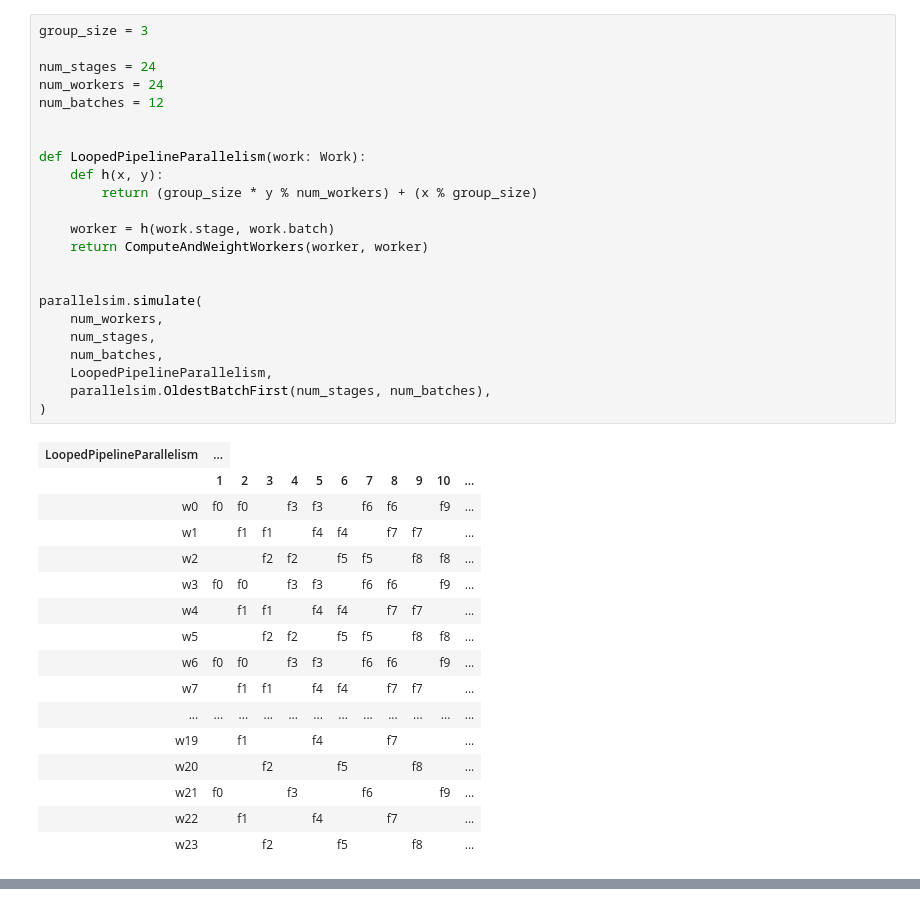
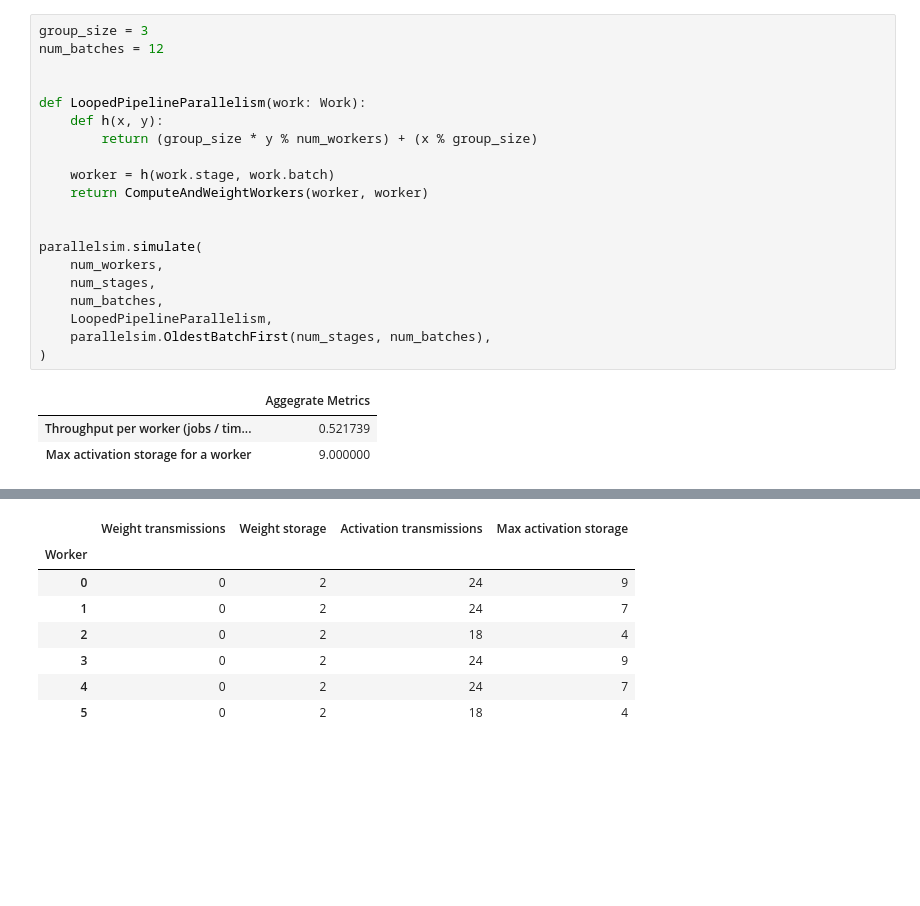
Before and after one commit to a-rahimi/parallel-training, a Jupyter notebook: parallelsim_notebook.ipynb, the cells around one changed output, grey strips where cells are left out. Saved outputs shown, nothing was run; the diff lists cells and outputs as text; blank space fills up the shorter version.

```diff
--- a/parallelsim_notebook.ipynb
+++ b/parallelsim_notebook.ipynb
@@ -114,40 +156,24 @@ parallelsim.simulate(
 # %%
 group_size = 3
-
-num_stages = 24
-num_workers = 24
 num_batches = 12
 
 
 def LoopedPipelineParallelism(work: Work):
     def h(x, y):
         return (group_size * y % num_workers) + (x % group_size)
 
     worker = h(work.stage, work.batch)
     return ComputeAndWeightWorkers(worker, worker)
 
 
 parallelsim.simulate(
     num_workers,
     num_stages,
     num_batches,
     LoopedPipelineParallelism,
     parallelsim.OldestBatchFirst(num_stages, num_batches),
 )
 # %% [output]
-| LoopedPipelineParallelism | ... |
-|  | 1 | 2 | 3 | 4 | 5 | 6 | 7 | 8 | 9 | 10 | ... |
-| w0 | f0 | f0 |  | f3 | f3 |  | f6 | f6 |  | f9 | ... |
-| w1 |  | f1 | f1 |  | f4 | f4 |  | f7 | f7 |  | ... |
-| w2 |  |  | f2 | f2 |  | f5 | f5 |  | f8 | f8 | ... |
-| w3 | f0 | f0 |  | f3 | f3 |  | f6 | f6 |  | f9 | ... |
-| w4 |  | f1 | f1 |  | f4 | f4 |  | f7 | f7 |  | ... |
-| w5 |  |  | f2 | f2 |  | f5 | f5 |  | f8 | f8 | ... |
-| w6 | f0 | f0 |  | f3 | f3 |  | f6 | f6 |  | f9 | ... |
-| w7 |  | f1 | f1 |  | f4 | f4 |  | f7 | f7 |  | ... |
-| ... | ... | ... | ... | ... | ... | ... | ... | ... | ... | ... | ... |
-| w19 |  | f1 |  |  | f4 |  |  | f7 |  |  | ... |
-| w20 |  |  | f2 |  |  | f5 |  |  | f8 |  | ... |
-| w21 | f0 |  |  | f3 |  |  | f6 |  |  | f9 | ... |
-| w22 |  | f1 |  |  | f4 |  |  | f7 |  |  | ... |
-| w23 |  |  | f2 |  |  | f5 |  |  | f8 |  | ... |
+|  | Aggegrate Metrics |
+| Throughput per worker (jobs / tim... | 0.521739 |
+| Max activation storage for a worker | 9.000000 |
@@ -172,3 +188,11 @@ parallelsim.simulate(
+|  | Weight transmissions | Weight storage | Activation transmissions | Max activation storage |
+| Worker |  |  |  |  |
+| 0 | 0 | 2 | 24 | 9 |
+| 1 | 0 | 2 | 24 | 7 |
+| 2 | 0 | 2 | 18 | 4 |
+| 3 | 0 | 2 | 24 | 9 |
+| 4 | 0 | 2 | 24 | 7 |
+| 5 | 0 | 2 | 18 | 4 |
 # %%
 group_size = 3
 
```
Also changed, not shown: parts of 9 cells of this notebook, 2 other files.
